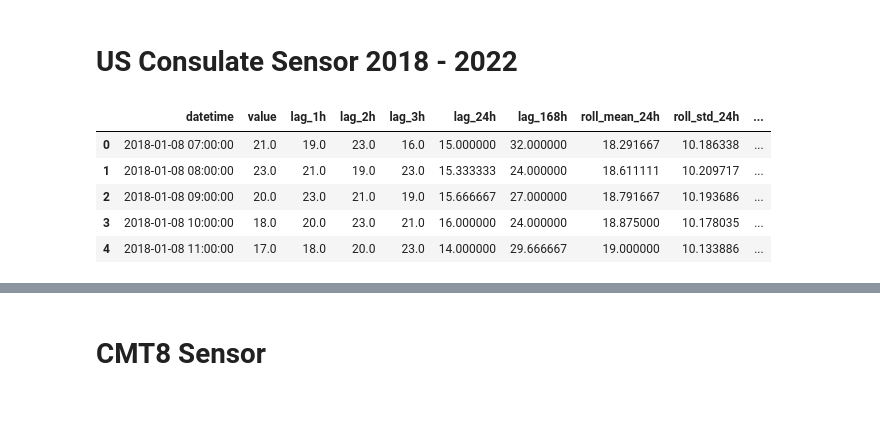
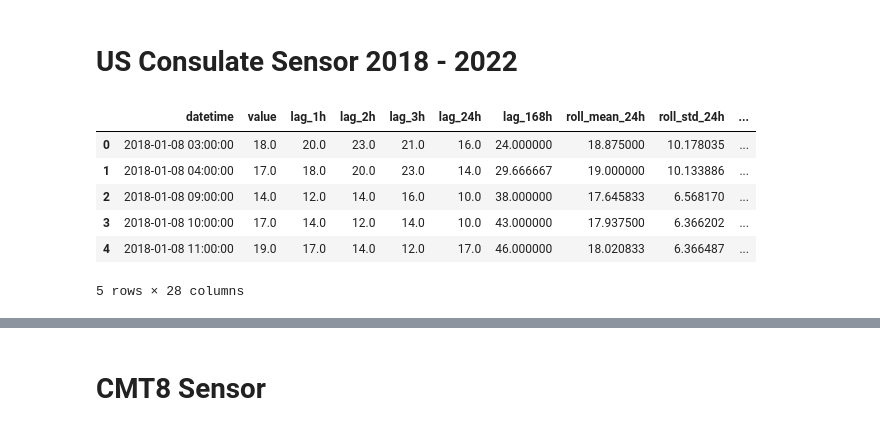
Before and after one commit to EroEroz/air_quality_prediction, a Jupyter notebook: airq_analyze.ipynb, the cells around one changed output, grey strips where cells are left out. Saved outputs shown, nothing was run; the diff lists cells and outputs as text; code cells hidden in the pictures.

```diff
--- a/airq_analyze.ipynb
+++ b/airq_analyze.ipynb
@@ -26,16 +26,17 @@ Note: you may need to restart the kernel to use updated packages.
 # %%
 import pandas as pd
 
-input_file = "data/hcmc_lstm_ready.csv"
+input_file = "data/hcmc_lstm_ready_weather.csv"
 df = pd.read_csv(input_file)
 df.head()
 # %% [output]
 |  | datetime | value | lag_1h | lag_2h | lag_3h | lag_24h | lag_168h | roll_mean_24h | roll_std_24h | ... |
-| 0 | 2018-01-08 07:00:00 | 21.0 | 19.0 | 23.0 | 16.0 | 15.000000 | 32.000000 | 18.291667 | 10.186338 | ... |
-| 1 | 2018-01-08 08:00:00 | 23.0 | 21.0 | 19.0 | 23.0 | 15.333333 | 24.000000 | 18.611111 | 10.209717 | ... |
-| 2 | 2018-01-08 09:00:00 | 20.0 | 23.0 | 21.0 | 19.0 | 15.666667 | 27.000000 | 18.791667 | 10.193686 | ... |
-| 3 | 2018-01-08 10:00:00 | 18.0 | 20.0 | 23.0 | 21.0 | 16.000000 | 24.000000 | 18.875000 | 10.178035 | ... |
-| 4 | 2018-01-08 11:00:00 | 17.0 | 18.0 | 20.0 | 23.0 | 14.000000 | 29.666667 | 19.000000 | 10.133886 | ... |
+| 0 | 2018-01-08 03:00:00 | 18.0 | 20.0 | 23.0 | 21.0 | 16.0 | 24.000000 | 18.875000 | 10.178035 | ... |
+| 1 | 2018-01-08 04:00:00 | 17.0 | 18.0 | 20.0 | 23.0 | 14.0 | 29.666667 | 19.000000 | 10.133886 | ... |
+| 2 | 2018-01-08 09:00:00 | 14.0 | 12.0 | 14.0 | 16.0 | 10.0 | 38.000000 | 17.645833 | 6.568170 | ... |
+| 3 | 2018-01-08 10:00:00 | 17.0 | 14.0 | 12.0 | 14.0 | 10.0 | 43.000000 | 17.937500 | 6.366202 | ... |
+| 4 | 2018-01-08 11:00:00 | 19.0 | 17.0 | 14.0 | 12.0 | 17.0 | 46.000000 | 18.020833 | 6.366487 | ... |
+5 rows × 28 columns
 # %%
 df.isnull().sum()
 # %% [output]
```
Also changed, not shown: parts of 9 cells of this notebook, 24 other files.
